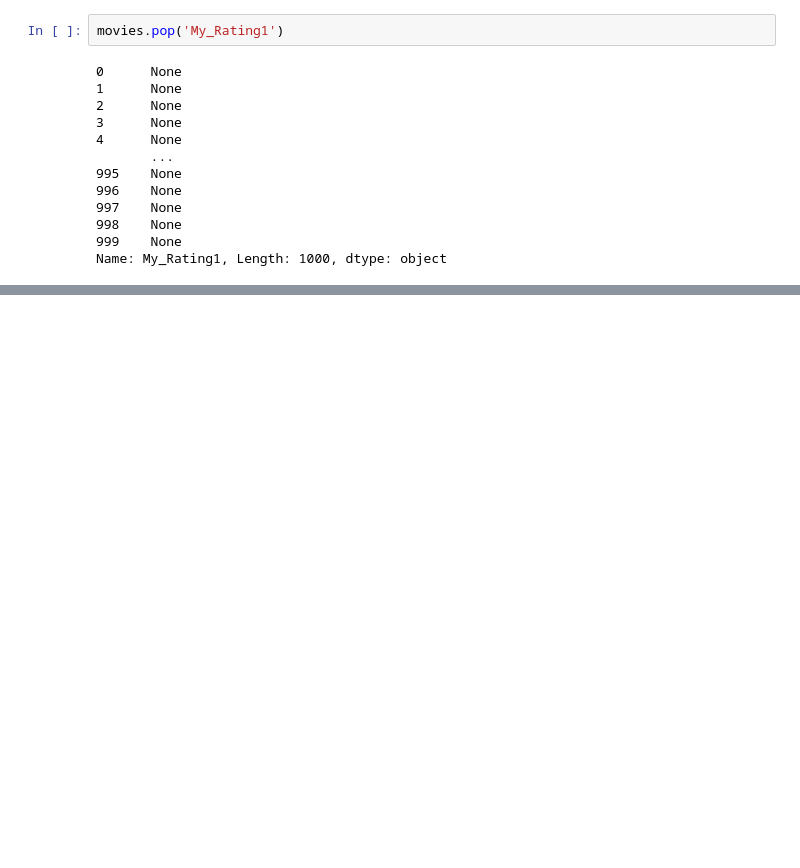
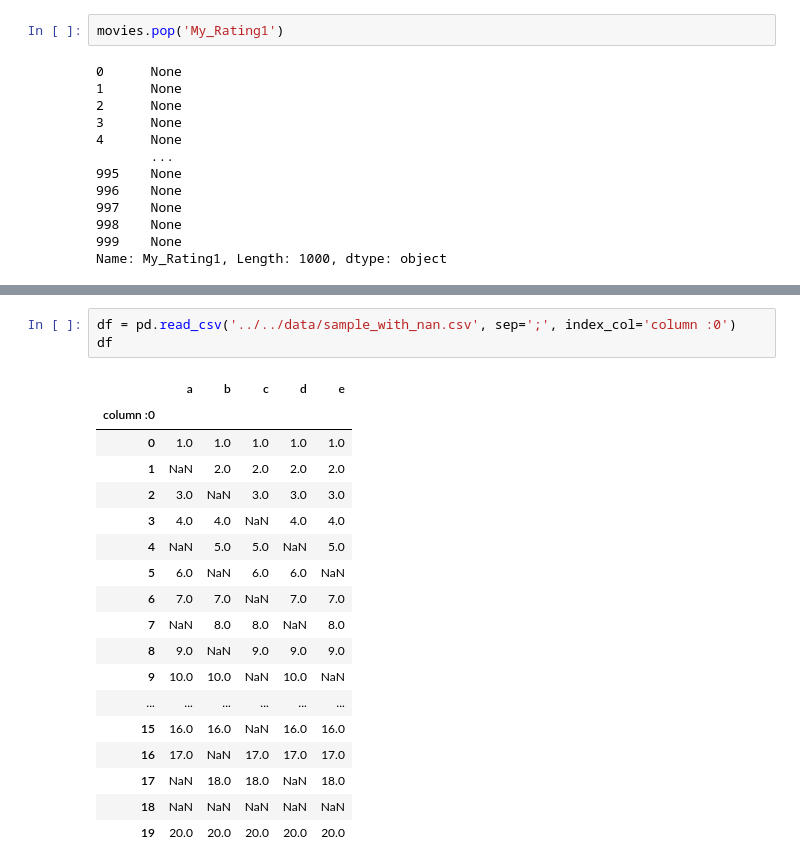
Before and after one commit to bvkiran8058/Data-Science-with-GenAI, a Jupyter notebook: Pandas/DataFrame/Part 1.ipynb, the cells around one changed output, grey strips where cells are left out. Drawn from its saved outputs; the diff is of its cells as text; blank space fills up the shorter version.

```diff
--- a/Pandas/DataFrame/Part 1.ipynb
+++ b/Pandas/DataFrame/Part 1.ipynb
@@ -738,0 +760,22 @@ movies.head()
+# %%
+df = pd.read_csv('../../data/sample_with_nan.csv', sep=';', index_col='column :0')
+df
+# %% [output]
+|  | a | b | c | d | e |
+| column :0 |  |  |  |  |  |
+| 0 | 1.0 | 1.0 | 1.0 | 1.0 | 1.0 |
+| 1 | NaN | 2.0 | 2.0 | 2.0 | 2.0 |
+| 2 | 3.0 | NaN | 3.0 | 3.0 | 3.0 |
+| 3 | 4.0 | 4.0 | NaN | 4.0 | 4.0 |
+| 4 | NaN | 5.0 | 5.0 | NaN | 5.0 |
+| 5 | 6.0 | NaN | 6.0 | 6.0 | NaN |
+| 6 | 7.0 | 7.0 | NaN | 7.0 | 7.0 |
+| 7 | NaN | 8.0 | 8.0 | NaN | 8.0 |
+| 8 | 9.0 | NaN | 9.0 | 9.0 | 9.0 |
+| 9 | 10.0 | 10.0 | NaN | 10.0 | NaN |
+| ... | ... | ... | ... | ... | ... |
+| 15 | 16.0 | 16.0 | NaN | 16.0 | 16.0 |
+| 16 | 17.0 | NaN | 17.0 | 17.0 | 17.0 |
+| 17 | NaN | 18.0 | 18.0 | NaN | 18.0 |
+| 18 | NaN | NaN | NaN | NaN | NaN |
+| 19 | 20.0 | 20.0 | 20.0 | 20.0 | 20.0 |
```
Also changed, not shown: parts of 7 cells of this notebook, 1 other file.
